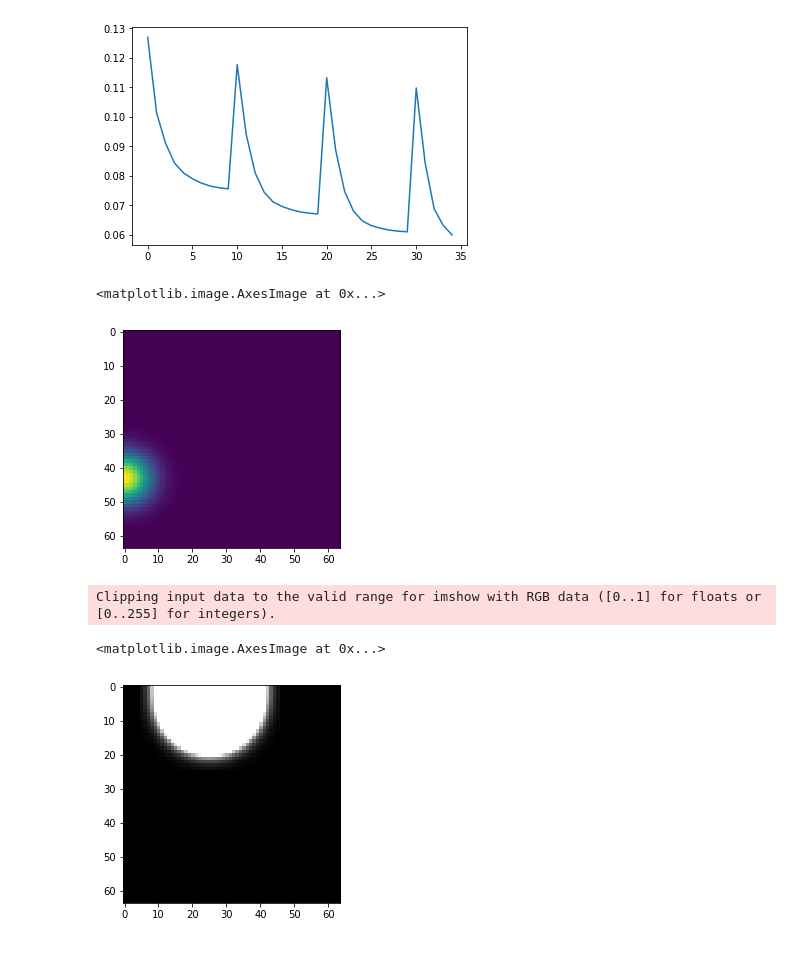
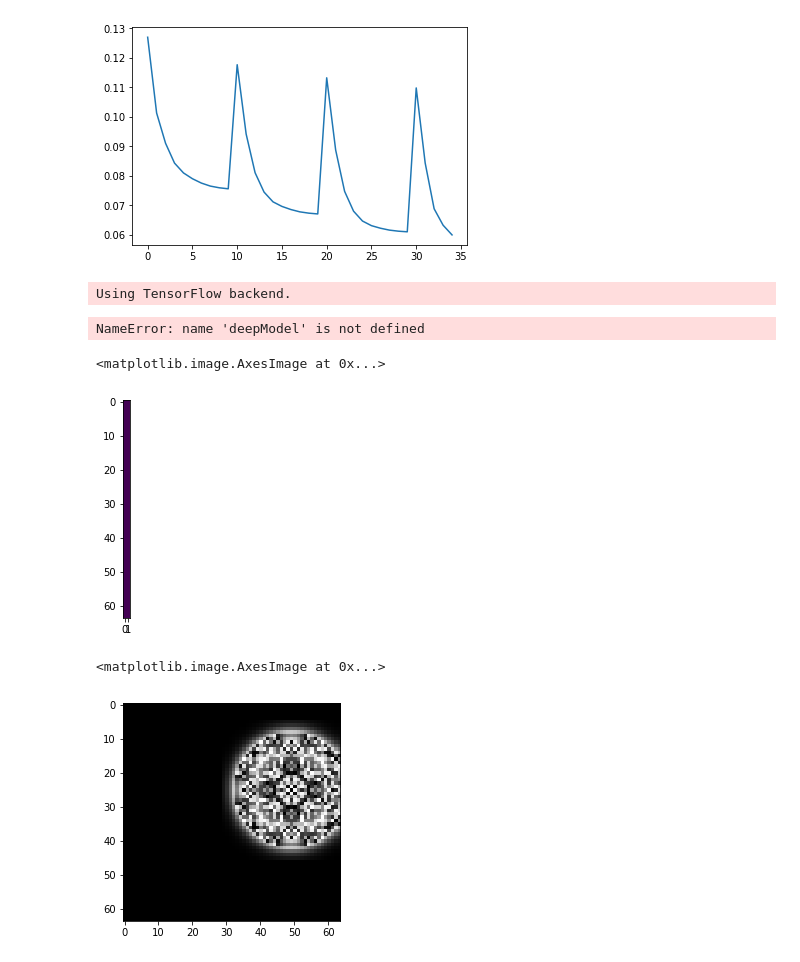
Before and after one commit to diminou/ImageTrackingCNN, a Jupyter notebook: Raw_image_gen.ipynb, the cells around one changed output. Cells and saved outputs as stored; diff of their text form; code cells hidden in the pictures.

```diff
--- a/Raw_image_gen.ipynb
+++ b/Raw_image_gen.ipynb
@@ -383,8 +386,19 @@ pred = deepModel.predict(item0)
+# %%
+from image_gen import ImageSequence
+
+gen = ImageSequence(8, (250.0, 250.0), (5, 5), maxlen=64)
+test_gen = ImageSequence(8, (20, 20), (5, 5), maxlen=16)
+
+item0, answer0 = gen.__getitem__(3)
+pred = deepModel.predict(item0)
+# %% [output]
+Using TensorFlow backend.
+NameError: name 'deepModel' is not defined
 # %%
 plt.imshow(answer0[0][0])
 # %% [output]
 <matplotlib.image.AxesImage at 0x...>
-[figure, old version]
+[figure, new version]
 # %%
 def to_polar(init_flow):
     flow = init_flow
@@ -399,11 +413,10 @@ def to_polar(init_flow):
     rgb_flow = cv2.cvtColor(hsv,cv2.COLOR_HSV2RGB)
     return rgb_flow
 # %%
-plt.imshow(to_polar(answer0[1]))
+plt.imshow(to_polar(answer0[4]))
 # %% [output]
-Clipping input data to the valid range for imshow with RGB data ([0..1] for floats or [0..255] for integers).
+<matplotlib.image.AxesImage at 0x...>
-<matplotlib.image.AxesImage at 0x...>
-[figure, old version]
+[figure, new version]
 # %%
 plt.imshow(to_polar(pred[1]))
 # %% [output]
```
Also changed, not shown: parts of 16 cells of this notebook, 4 other files.
